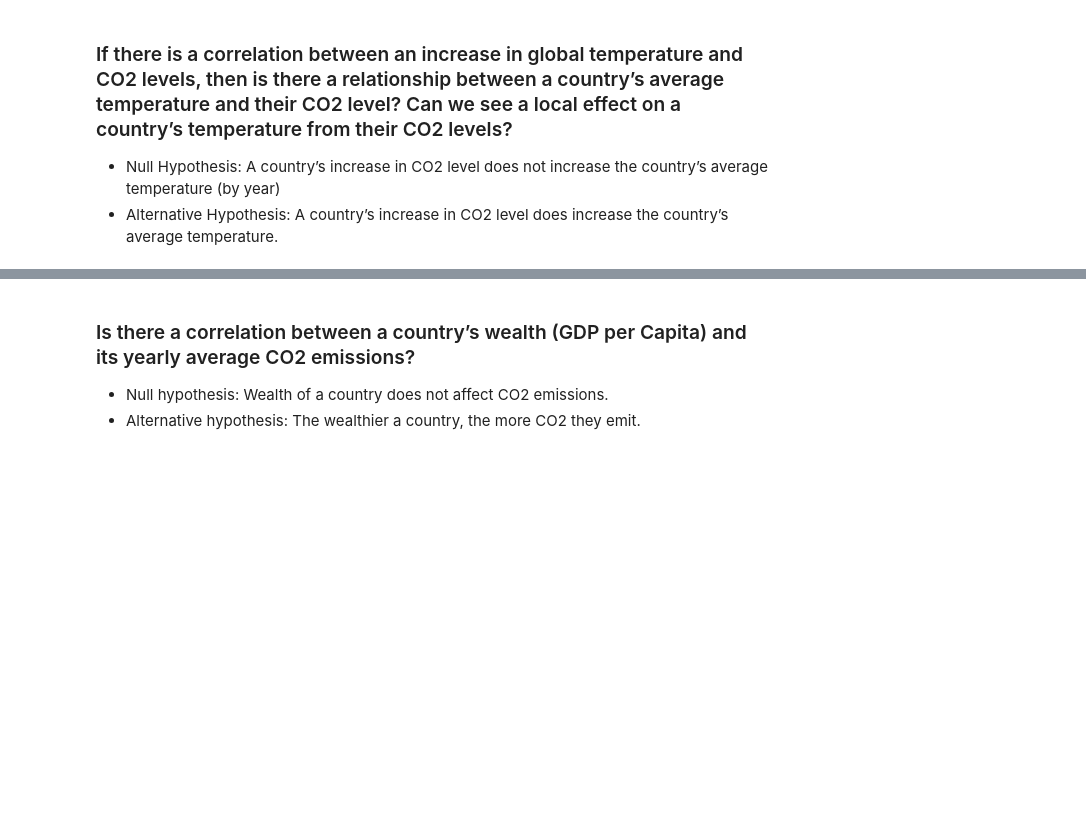
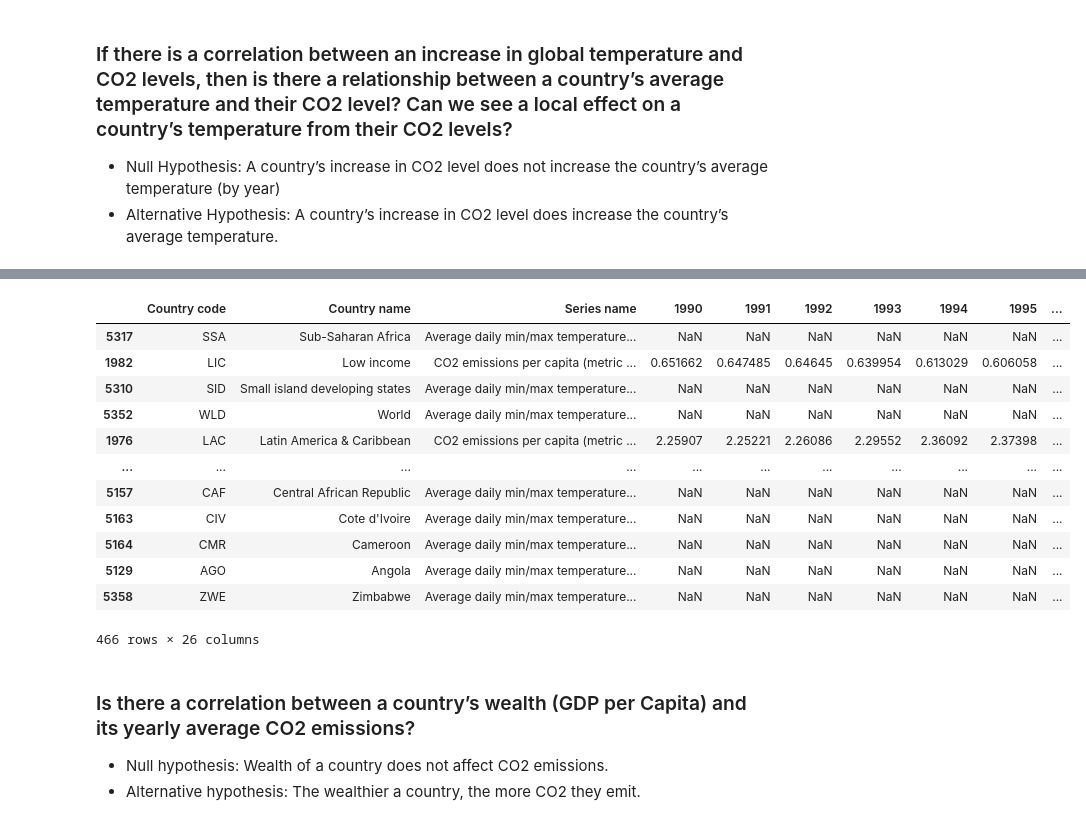
Before and after one commit to Heesu-H/project_1, a Jupyter notebook: ClimateChangePy.ipynb, the cells around one changed output, grey strips where cells are left out. Cells and saved outputs as stored; diff of their text form; code cells hidden in the pictures; blank space fills up the shorter version.

```diff
--- a/ClimateChangePy.ipynb
+++ b/ClimateChangePy.ipynb
@@ -72,3 +156,21 @@ co2_df
+# %%
+#sort by region
+df.sort_values(by="Region", axis=0)
+#plt.plot(x_values, y_values)
+# %% [output]
+|  | Country code | Country name | Series name | 1990 | 1991 | 1992 | 1993 | 1994 | 1995 | ... |
+| 5317 | SSA | Sub-Saharan Africa | Average daily min/max temperature... | NaN | NaN | NaN | NaN | NaN | NaN | ... |
+| 1982 | LIC | Low income | CO2 emissions per capita (metric ... | 0.651662 | 0.647485 | 0.64645 | 0.639954 | 0.613029 | 0.606058 | ... |
+| 5310 | SID | Small island developing states | Average daily min/max temperature... | NaN | NaN | NaN | NaN | NaN | NaN | ... |
+| 5352 | WLD | World | Average daily min/max temperature... | NaN | NaN | NaN | NaN | NaN | NaN | ... |
+| 1976 | LAC | Latin America & Caribbean | CO2 emissions per capita (metric ... | 2.25907 | 2.25221 | 2.26086 | 2.29552 | 2.36092 | 2.37398 | ... |
+| ... | ... | ... | ... | ... | ... | ... | ... | ... | ... | ... |
+| 5157 | CAF | Central African Republic | Average daily min/max temperature... | NaN | NaN | NaN | NaN | NaN | NaN | ... |
+| 5163 | CIV | Cote d'Ivoire | Average daily min/max temperature... | NaN | NaN | NaN | NaN | NaN | NaN | ... |
+| 5164 | CMR | Cameroon | Average daily min/max temperature... | NaN | NaN | NaN | NaN | NaN | NaN | ... |
+| 5129 | AGO | Angola | Average daily min/max temperature... | NaN | NaN | NaN | NaN | NaN | NaN | ... |
+| 5358 | ZWE | Zimbabwe | Average daily min/max temperature... | NaN | NaN | NaN | NaN | NaN | NaN | ... |
+466 rows × 26 columns
 # %% [markdown]
 ### Is there a correlation between a country’s wealth (GDP per Capita) and its yearly average CO2 emissions?
 * Null hypothesis: Wealth of a country does not affect CO2 emissions.
```
Also changed, not shown: parts of 8 cells of this notebook.
